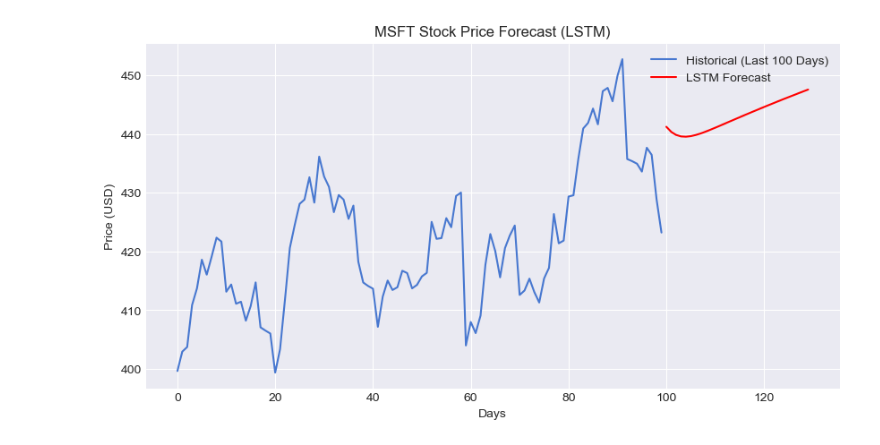
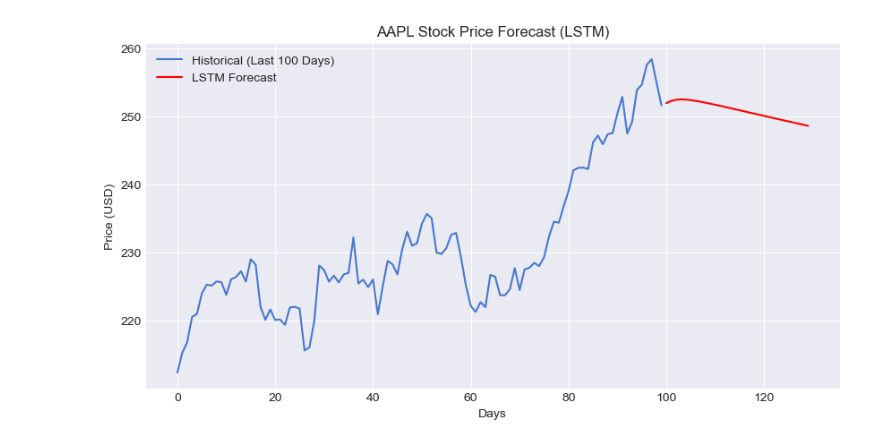
Before and after one commit to geoff-raymann/stock-forecasting-strategy, a Jupyter notebook: notebooks/04_lstm_forecast.ipynb, the cells around one changed output. Cells and saved outputs as stored; diff of their text form; code cells hidden in the pictures.

```diff
--- a/notebooks/04_lstm_forecast.ipynb
+++ b/notebooks/04_lstm_forecast.ipynb
@@ -1,8 +1,26 @@
 # %%
-from pathlib import Path
-import sys
+import os
+import pandas as pd
+import numpy as np
+import matplotlib.pyplot as plt
+import seaborn as sns
 
-# Add the parent directory to sys.path to import preprocessing.py
-sys.path.append(str(Path().resolve().parent / 'src'))
+# Plot settings
+plt.style.use("seaborn-v0_8-darkgrid")  # Use the correct style name for matplotlib >= 3.6
+sns.set_palette("muted")
 
-# Variables available_styles, data, data_path, df, df_all, file_path, ticker, tickers are already defined in the notebook.
+# Load data
+data_path = "../data"
+tickers = ['AAPL', 'MSFT', 'JNJ', 'PFE']
+
+data = {}
+for ticker in tickers:
+    file_path = os.path.join(data_path, f"{ticker}.csv")
+    df = pd.read_csv(file_path, parse_dates=['Date'], index_col='Date')
+    df = df[['Close']].rename(columns={'Close': ticker})
+    data[ticker] = df
+
+# Merge all tickers into one DataFrame
+df_all = pd.concat(data.values(), axis=1)
+df_all.dropna(inplace=True)
+df_all.head()
@@ -13,7 +39,9 @@ from tensorflow.keras.models import Sequential
 from tensorflow.keras.layers import LSTM, Dense, Dropout
 
 # Use the AAPL price series, skip the header if present and convert to float
-aapl_series = data['MSFT']['MSFT'].dropna().values[1:].astype(float).reshape(-1, 1)
+if 'data' not in globals():
+    raise NameError("The variable 'data' is not defined. Please run the cell that defines 'data' first.")
+aapl_series = data['AAPL']['AAPL'].dropna().values[1:].astype(float).reshape(-1, 1)
 
 # Normalize the data
 scaler = MinMaxScaler(feature_range=(0, 1))
@@ -101,14 +133,14 @@ forecasted_prices = scaler.inverse_transform(np.array(predictions).reshape(-1, 1
 # %%
 import matplotlib.pyplot as plt
 
 # Plot historical and forecasted prices
 plt.figure(figsize=(10, 5))
 plt.plot(aapl_series[-100:], label="Historical (Last 100 Days)")
 plt.plot(np.arange(100, 100+forecast_days), forecasted_prices, label="LSTM Forecast", color='red')
-plt.title("MSFT Stock Price Forecast (LSTM)")
+plt.title("AAPL Stock Price Forecast (LSTM)")
 plt.xlabel("Days")
 plt.ylabel("Price (USD)")
 plt.legend()
 plt.show()
 # %% [output]
-[figure, old version]
+[figure, new version]
```
Also changed, not shown: parts of 3 cells of this notebook, 18 other files.
